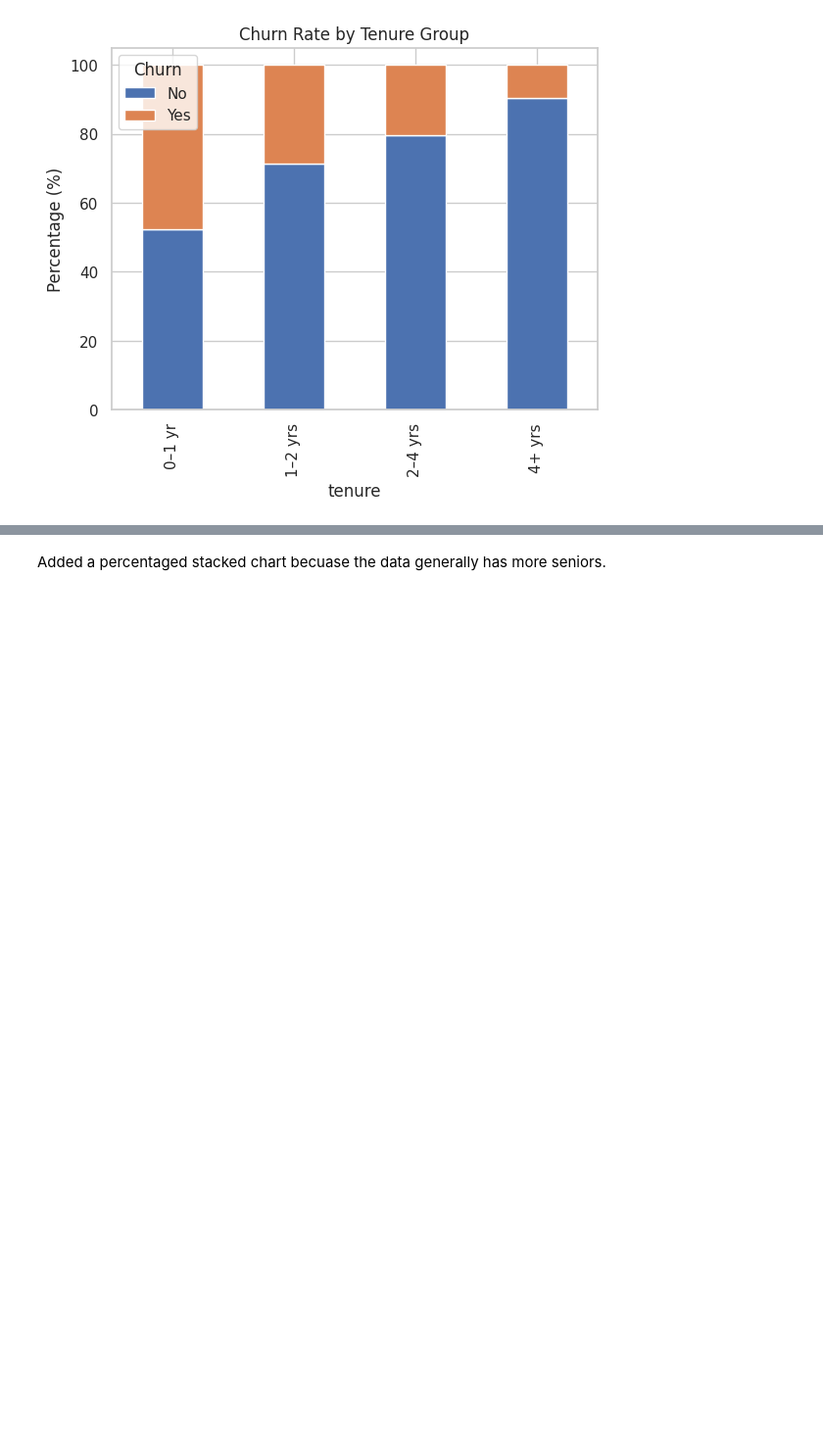
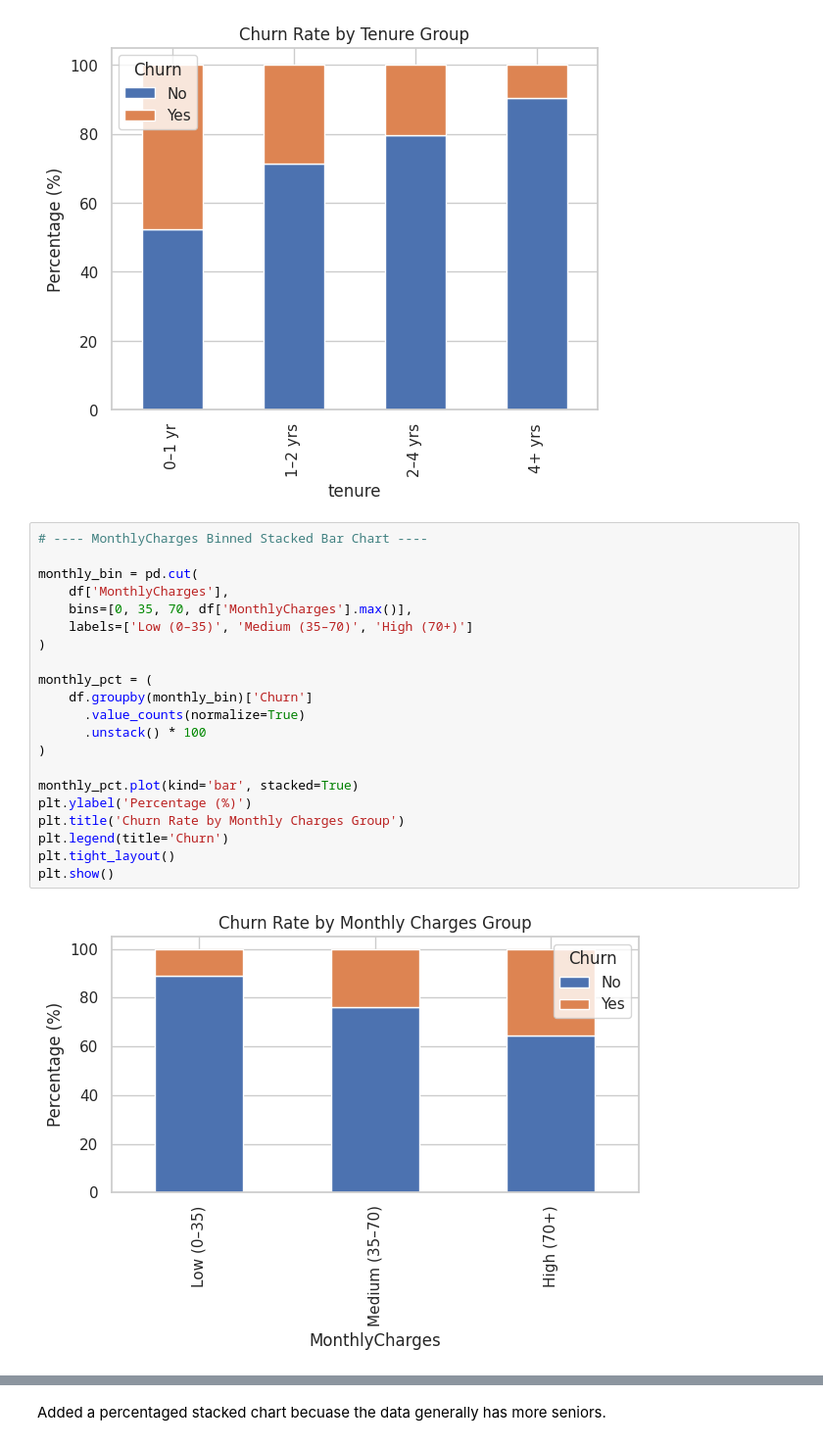
Before and after one commit to mithulya-s/churn_prediction, a Jupyter notebook: ML_Coursework.ipynb, the cells around one changed output, grey strips where cells are left out. Shown at 98% size. Cells and saved outputs as stored; diff of their text form; blank space fills up the shorter version.

```diff
--- a/ML_Coursework.ipynb
+++ b/ML_Coursework.ipynb
@@ -565,3 +606,26 @@ plt.legend(title='Churn')
 # %% [output]
 <matplotlib.legend.Legend at 0x...>
 [figure]
+# %%
+# ---- MonthlyCharges Binned Stacked Bar Chart ----
+
+monthly_bin = pd.cut(
+    df['MonthlyCharges'],
+    bins=[0, 35, 70, df['MonthlyCharges'].max()],
+    labels=['Low (0–35)', 'Medium (35–70)', 'High (70+)']
+)
+
+monthly_pct = (
+    df.groupby(monthly_bin)['Churn']
+      .value_counts(normalize=True)
+      .unstack() * 100
+)
+
+monthly_pct.plot(kind='bar', stacked=True)
+plt.ylabel('Percentage (%)')
+plt.title('Churn Rate by Monthly Charges Group')
+plt.legend(title='Churn')
+plt.tight_layout()
+plt.show()
+# %% [output]
+[figure, added]
```
Also changed, not shown: parts of 46 cells of this notebook.
